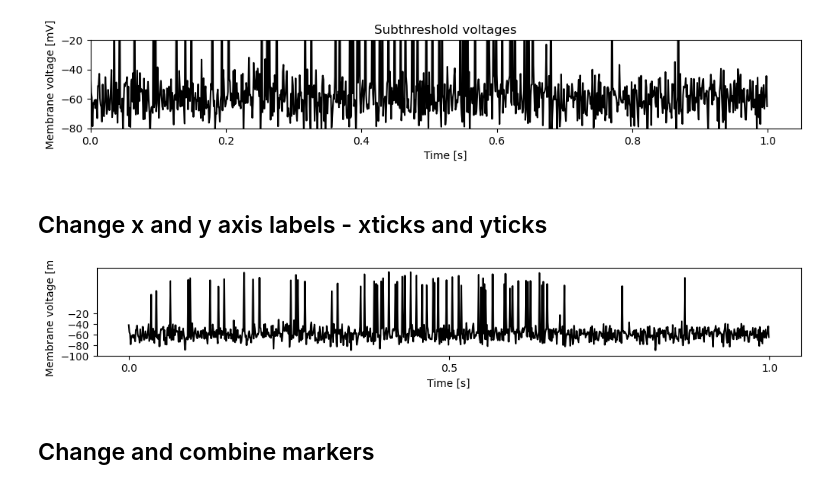
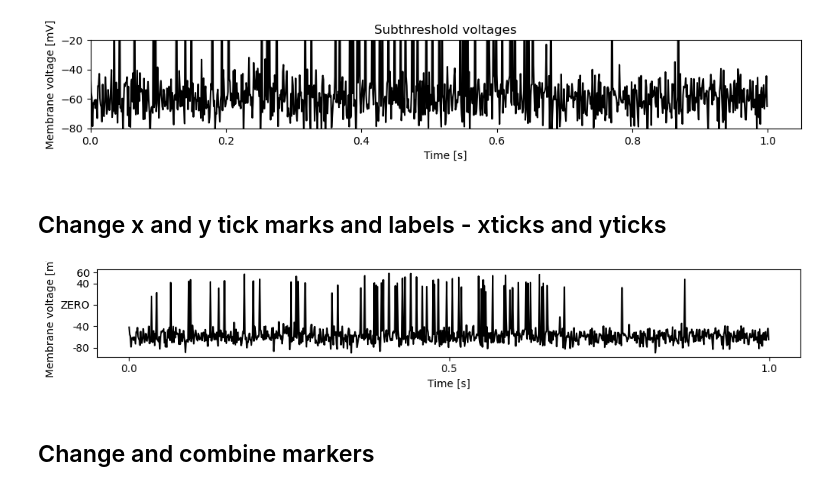
Before and after one commit to janclemenslab/neu715, a Jupyter notebook: docs/_sources/lectures/lecture 2/2.02_matplotlib.ipynb, the cells around one changed output. Saved outputs shown, nothing was run; the diff lists cells and outputs as text; code cells hidden in the pictures.

```diff
--- a/docs/_sources/lectures/lecture 2/2.02_matplotlib.ipynb
+++ b/docs/_sources/lectures/lecture 2/2.02_matplotlib.ipynb
@@ -88,17 +88,17 @@ plt.show()
 # %% [output]
 [figure]
 # %% [markdown]
-## Change x and y axis labels - xticks and yticks
+## Change x and y tick marks and labels - xticks and yticks
 # %%
 plt.figure(figsize=(12, 1.5))
 plt.plot(times_seconds, voltage_trace, 'k')
-plt.xticks([0, 0.5, 1])  # specify x tick labels
-plt.yticks([-100, -80, -60, -40, -20])  # change tick spacing in the lower panel
+plt.xticks([0, 0.5, 1])  # specify tick marks on x-axis
+plt.yticks([-80, -40, 0, 40, 60], labels=[-80, -40, "ZERO", 40, 60])  # change tick marks and labels on y-axis
 plt.ylabel('Membrane voltage [mV]')
 plt.xlabel('Time [s]')
 plt.show()
 # %% [output]
-[figure, old version]
+[figure, new version]
 # %% [markdown]
 ## Change and combine markers
 # %%
```
Also changed, not shown: 3 other files.
